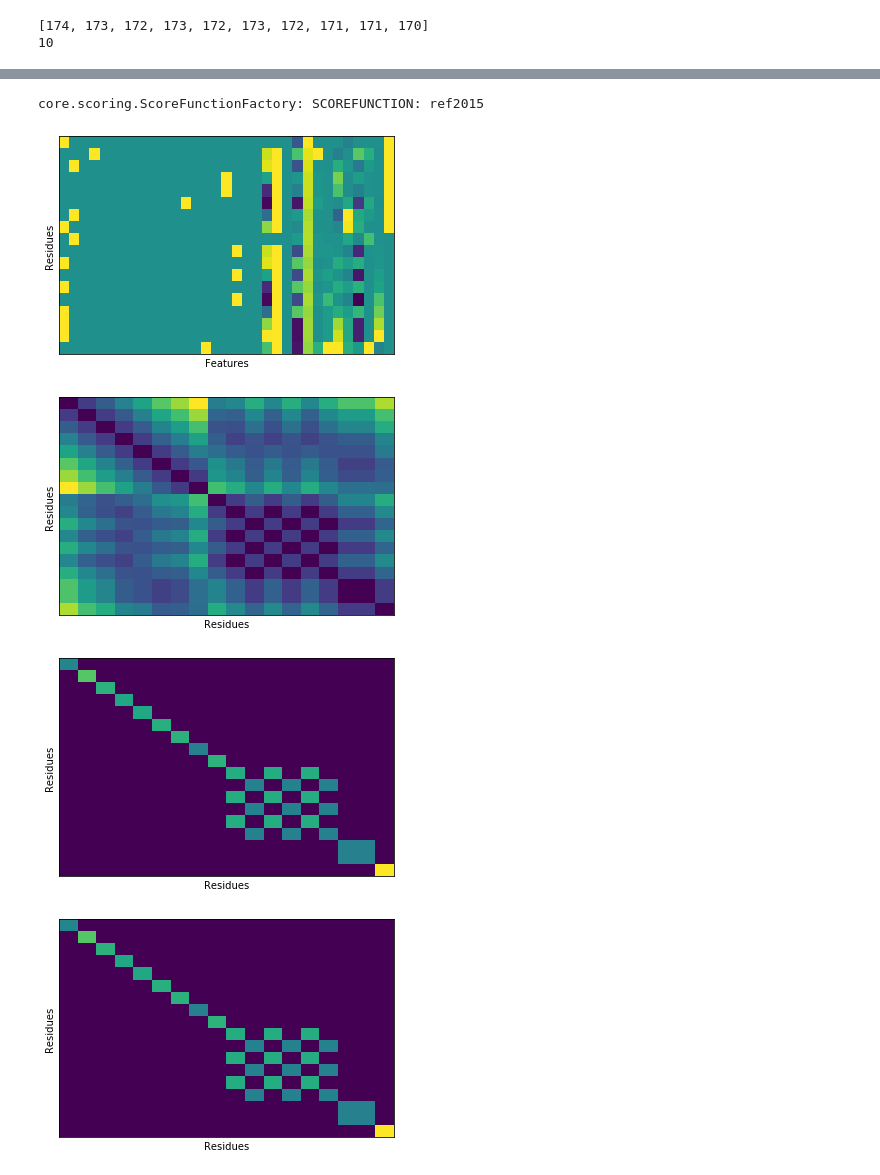
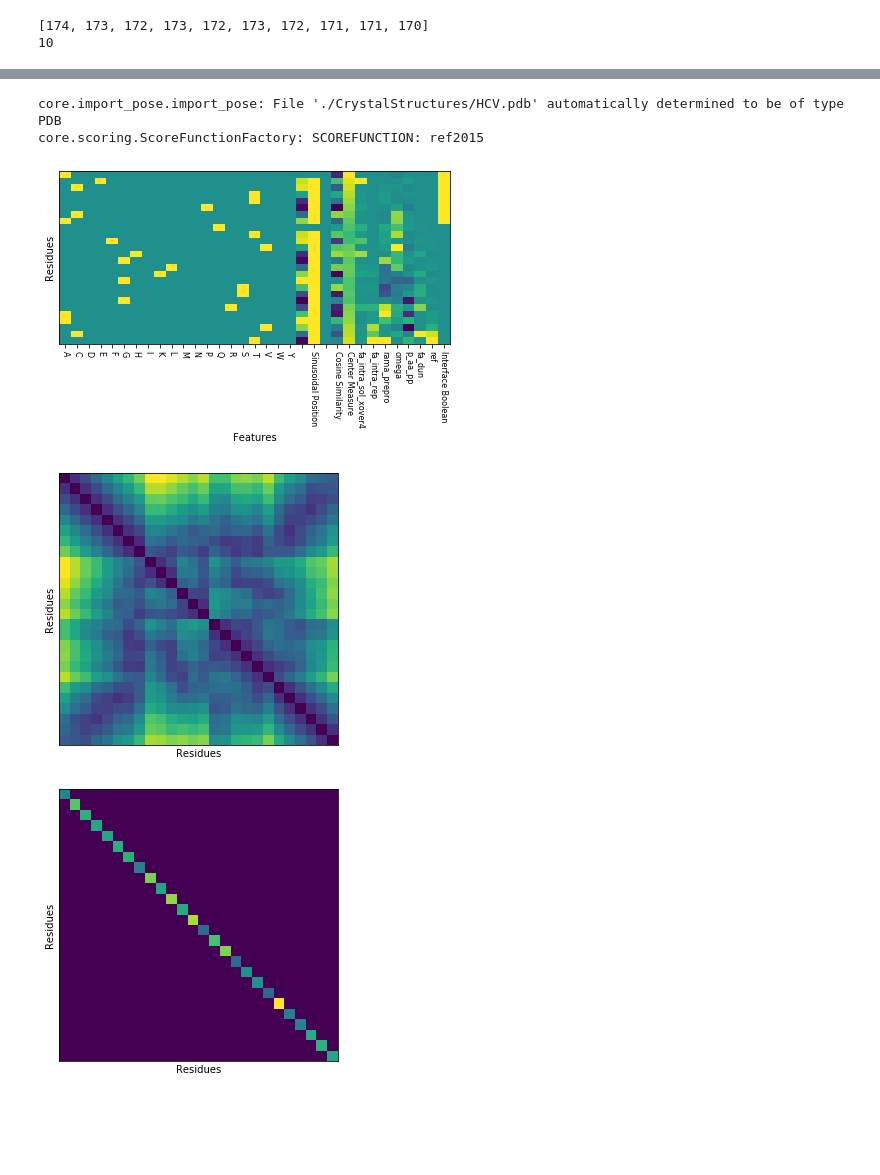
Before and after one commit to SamuelStentz/Graph-Convolutional-Neural-Network, a Jupyter notebook: GraphGeneration/Test Graph Generation.ipynb, the cells around one changed output, grey strips where cells are left out. Drawn from its saved outputs; the diff is of its cells as text; code cells hidden in the pictures; blank space fills up the shorter version.

```diff
--- a/GraphGeneration/Test Graph Generation.ipynb
+++ b/GraphGeneration/Test Graph Generation.ipynb
@@ -115,7 +115,7 @@ params = {"amino_acids":True,
                     "center_measure":True,
                     "interface_boolean":True,
                     "energy_terms":energy_terms,
-                    "energy_edge_terms":[fa_rep, fa_sol, fa_elec, lk_ball_wtd],
+                    "energy_edge_terms":[],
                     "distance":True,
                     "energy":True}
 %time g = protein_graph(pose = pose, substrate_indices=ind_act, interface_indices = ind_if, params = params)
@@ -126,28 +126,36 @@ Wall time: 30.9 ms
 # %%
-#interface = index_interface_8ang_original(pose, ind_act, ind_sub, 10, protease = "./CrystalStructures/HCV.pdb")
+interface = index_interface_8ang_original(pose, ind_act, ind_sub, 10, protease = "./CrystalStructures/HCV.pdb")
 
-g = protein_graph(pose = pose, substrate_indices=ind_act, interface_indices = ind_if, params = params)
+g = protein_graph(pose = pose, substrate_indices=ind_act, interface_indices = interface, params = params)
 
 fig, ax = plt.subplots()
 ax.imshow(g.V, cmap='viridis', aspect='auto')
 ax.set_xlabel("Features")
 ax.set_ylabel("Residues")
-ax.set_xticks([])
+xlab = list("ACDEFGHIKLMNPQRSTVWY")+["", "Sinusoidal Position", "", "Cosine Similarity", "Center Measure"]
+xlab += [str(t).split(".")[1] for t in energy_terms] + ["Interface Boolean"]
+ax.set_xticks(range(g.V.shape[1]))
+ax.set_xticklabels(xlab, rotation=-90, fontdict = {'fontsize': 8})
 ax.set_yticks([])
+fig.set_size_inches(5 * 1.4, 5)
+plt.gcf().subplots_adjust(bottom=.4)
+plt.savefig("nodefeat.png", format="png", dpi=1000, transparent = True)
 plt.show()
 
 for m in range(g.A.shape[2]):
     fig, ax = plt.subplots()
     ax.imshow(g.A[:,:,m], cmap='viridis', aspect='auto')
     ax.figsize=(10,10)
     ax.set_xlabel("Residues")
     ax.set_ylabel("Residues")
     ax.set_xticks([])
     ax.set_yticks([])
+    fig.set_size_inches(5, 5)
+    plt.savefig(f"edgefeat{m}.png", format="png", dpi=1000, transparent = True)
     plt.show()
 # %% [output]
+core.import_pose.import_pose: File './CrystalStructures/HCV.pdb' automatically determined to be of type PDB
 core.scoring.ScoreFunctionFactory: SCOREFUNCTION: ref2015
-[figure, old version]
+[figure, new version]
-[figure, old version]
+[figure, new version]
-[figure, old version]
+[figure, new version]
-[figure, removed]
```
Also changed, not shown: parts of 12 cells of this notebook, 3 other files.
